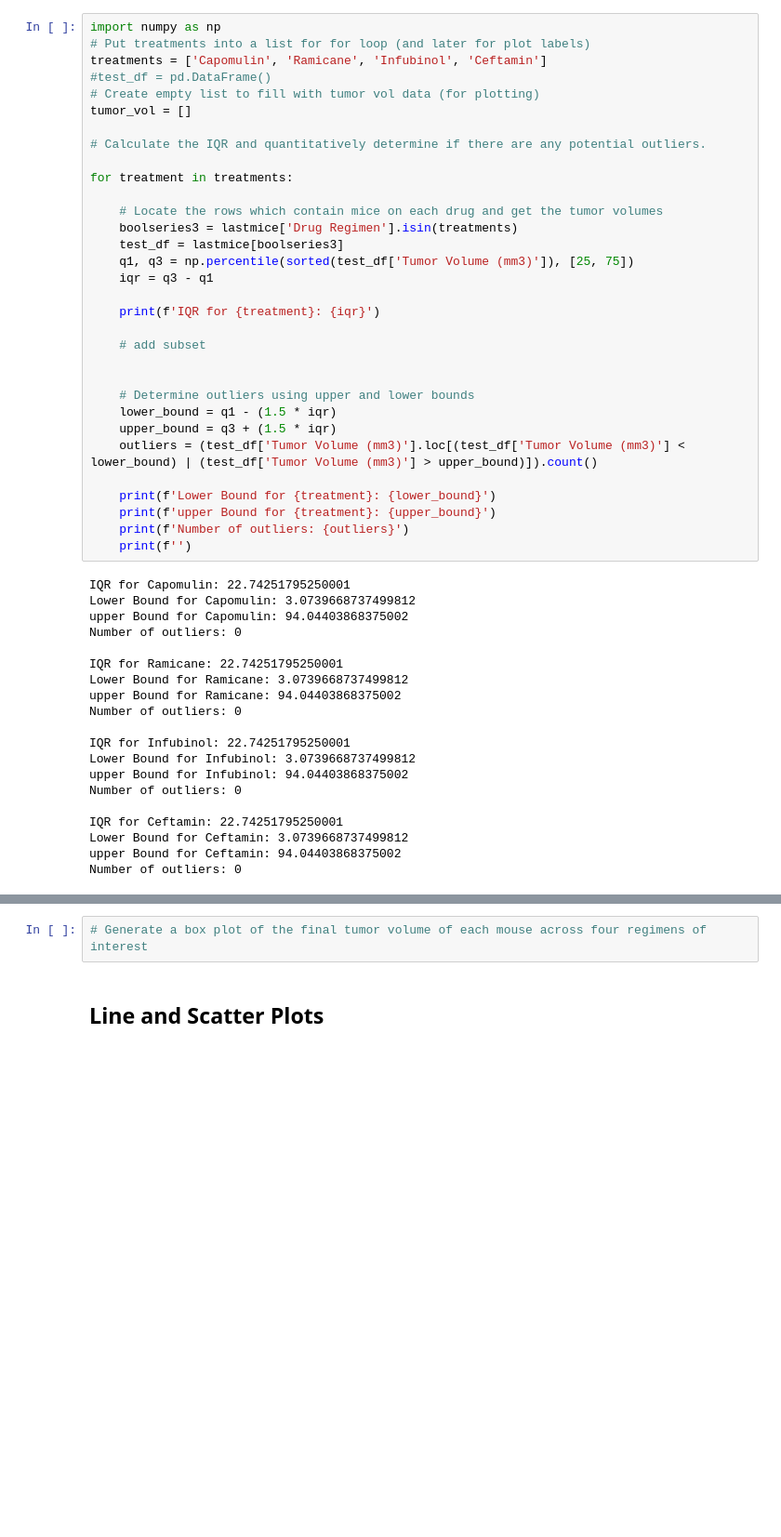
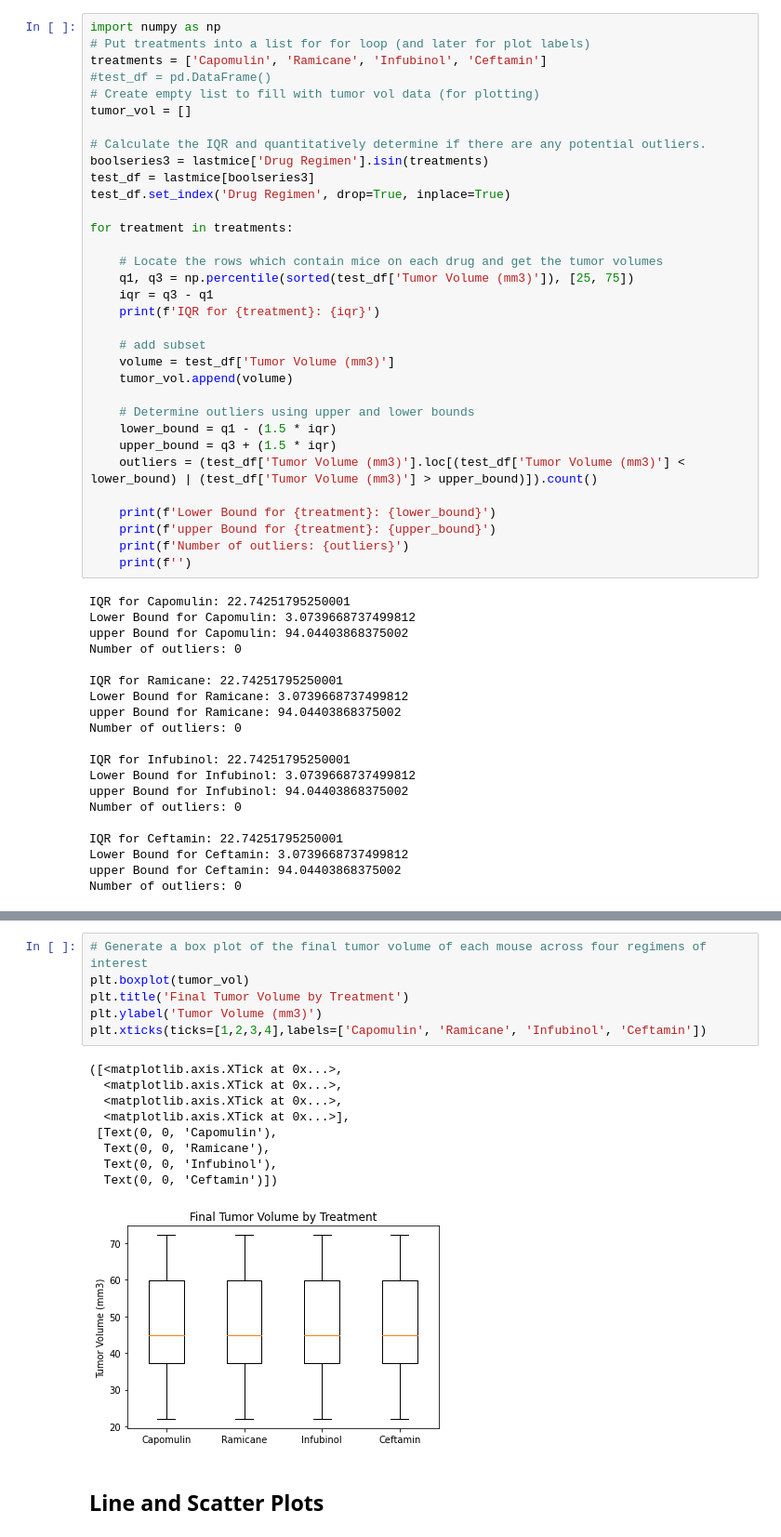
Before and after one commit to ASacdpraseuth/pymaceuticals, a Jupyter notebook: pymaceuticals_starter.ipynb, the cells around one changed output, grey strips where cells are left out. Shown: that part at 93% size. Cells and saved outputs as stored; diff of their text form; blank space fills up the shorter version.

Commit message:
boxplot attempt

```diff
--- a/pymaceuticals_starter.ipynb
+++ b/pymaceuticals_starter.ipynb
@@ -246,19 +246,20 @@ treatments = ['Capomulin', 'Ramicane', 'Infubinol', 'Ceftamin']
 tumor_vol = []
 
 # Calculate the IQR and quantitatively determine if there are any potential outliers.
+boolseries3 = lastmice['Drug Regimen'].isin(treatments)
+test_df = lastmice[boolseries3]
+test_df.set_index('Drug Regimen', drop=True, inplace=True)
 
 for treatment in treatments:
 
     # Locate the rows which contain mice on each drug and get the tumor volumes
-    boolseries3 = lastmice['Drug Regimen'].isin(treatments)
-    test_df = lastmice[boolseries3]
     q1, q3 = np.percentile(sorted(test_df['Tumor Volume (mm3)']), [25, 75])
     iqr = q3 - q1
-
     print(f'IQR for {treatment}: {iqr}')
 
     # add subset
-
+    volume = test_df['Tumor Volume (mm3)']
+    tumor_vol.append(volume)
 
     # Determine outliers using upper and lower bounds
     lower_bound = q1 - (1.5 * iqr)
@@ -292,5 +330,19 @@ Number of outliers: 0
 # %%
 # Generate a box plot of the final tumor volume of each mouse across four regimens of interest
+plt.boxplot(tumor_vol)
+plt.title('Final Tumor Volume by Treatment')
+plt.ylabel('Tumor Volume (mm3)')
+plt.xticks(ticks=[1,2,3,4],labels=['Capomulin', 'Ramicane', 'Infubinol', 'Ceftamin'])
+# %% [output]
+([<matplotlib.axis.XTick at 0x...>,
+  <matplotlib.axis.XTick at 0x...>,
+  <matplotlib.axis.XTick at 0x...>,
+  <matplotlib.axis.XTick at 0x...>],
+ [Text(0, 0, 'Capomulin'),
+  Text(0, 0, 'Ramicane'),
+  Text(0, 0, 'Infubinol'),
+  Text(0, 0, 'Ceftamin')])
+[figure, added]
 # %% [markdown]
 ## Line and Scatter Plots
 # %%
```
Also changed, not shown: parts of 2 cells of this notebook.
